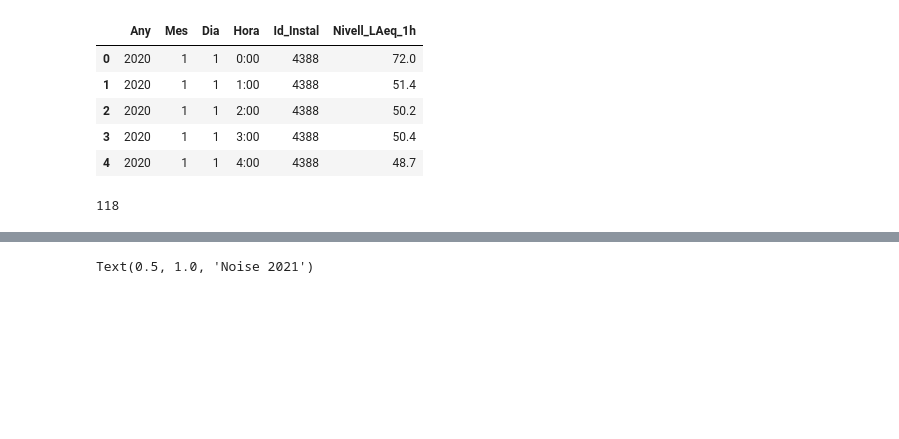
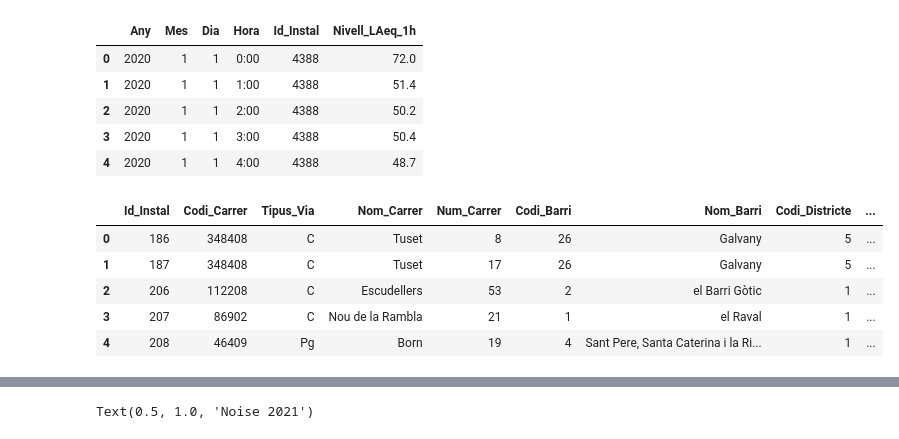
Before and after one commit to ivanseldas/COVID-Noise-Impact-Barcelona, a Jupyter notebook: notebooks/noise_bcn.ipynb, the cells around one changed output, grey strips where cells are left out. Saved outputs shown, nothing was run; the diff lists cells and outputs as text; code cells hidden in the pictures; blank space fills up the shorter version.

```diff
--- a/notebooks/noise_bcn.ipynb
+++ b/notebooks/noise_bcn.ipynb
@@ -13,6 +13,8 @@ warnings.simplefilter(action='ignore', category=FutureWarning)
 # %% [markdown]
 ## Data Loading
 # %%
+df_sensors = pd.read_csv('../data/XarxaSoroll_EquipsMonitor_Instal.csv')
+
 noise_2020_1s = pd.read_csv('../data/2020_1S_XarxaSoroll_EqMonitor_Dades_1Hora.csv')
 noise_2020_2s = pd.read_csv('../data/2020_2S_XarxaSoroll_EqMonitor_Dades_1Hora.csv')
 
@@ -36,7 +38,12 @@ df_2020.head()
 | 2 | 2020 | 1 | 1 | 2:00 | 4388 | 50.2 |
 | 3 | 2020 | 1 | 1 | 3:00 | 4388 | 50.4 |
 | 4 | 2020 | 1 | 1 | 4:00 | 4388 | 48.7 |
-# %%
-len(filtered_df_2020['Id_Instal'].unique())
-# %% [output]
-118
+# %%
+df_sensors.head()
+# %% [output]
+|  | Id_Instal | Codi_Carrer | Tipus_Via | Nom_Carrer | Num_Carrer | Codi_Barri | Nom_Barri | Codi_Districte | ... |
+| 0 | 186 | 348408 | C | Tuset | 8 | 26 | Galvany | 5 | ... |
+| 1 | 187 | 348408 | C | Tuset | 17 | 26 | Galvany | 5 | ... |
+| 2 | 206 | 112208 | C | Escudellers | 53 | 2 | el Barri Gòtic | 1 | ... |
+| 3 | 207 | 86902 | C | Nou de la Rambla | 21 | 1 | el Raval | 1 | ... |
+| 4 | 208 | 46409 | Pg | Born | 19 | 4 | Sant Pere, Santa Caterina i la Ri... | 1 | ... |
```
Also changed, not shown: parts of 4 cells of this notebook.
